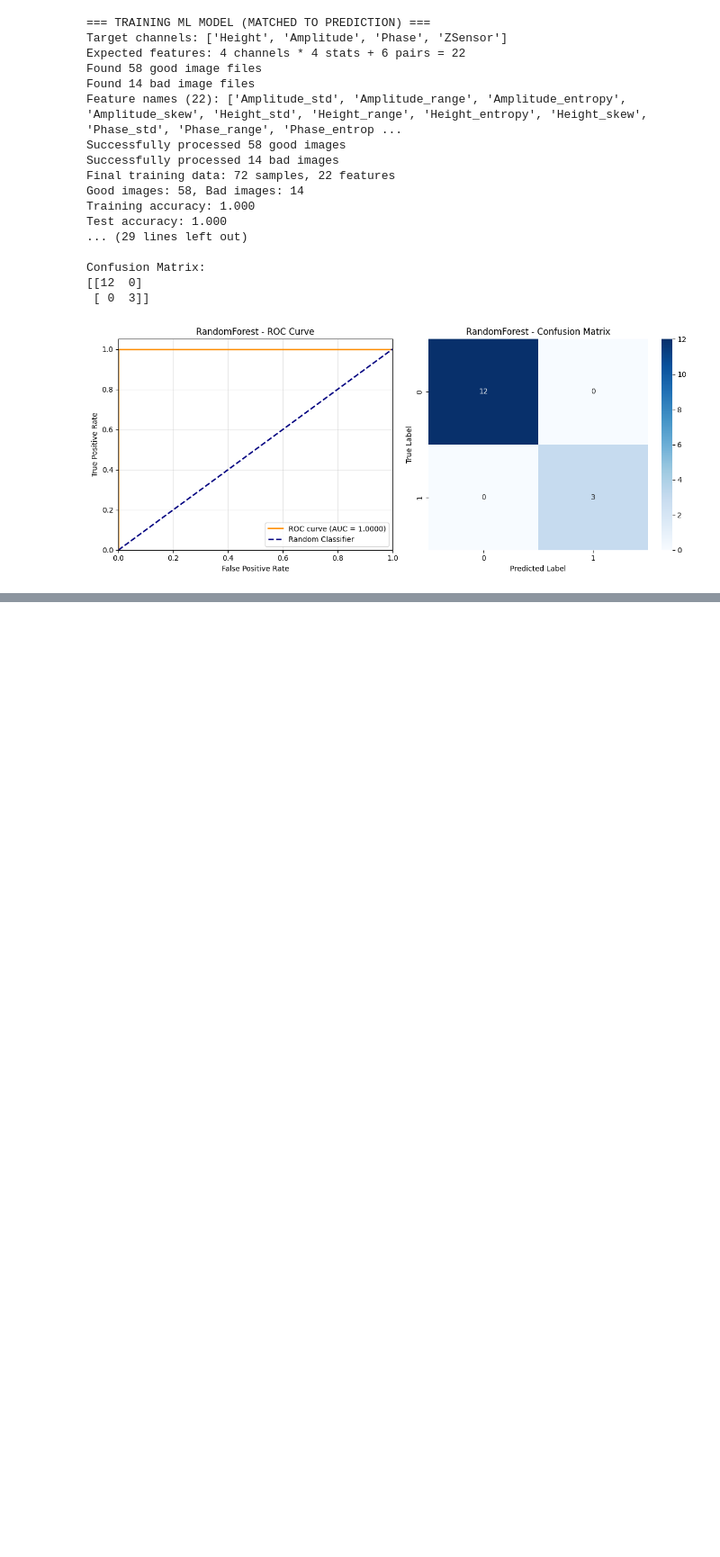
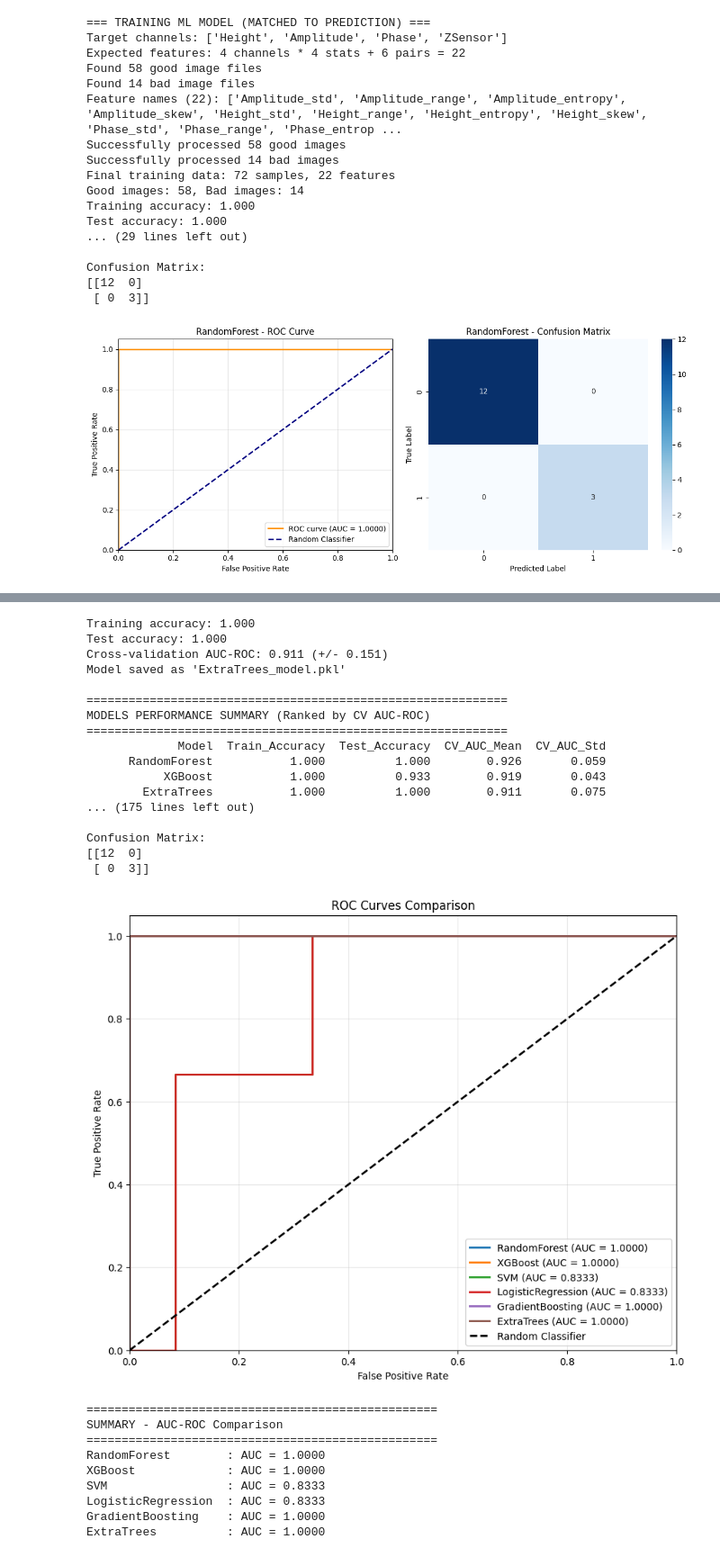
Before and after one commit to colinedsall/ofdspm, a Jupyter notebook: benchmark.ipynb, the cells around one changed output, grey strips where cells are left out. Shown at 90% size. Saved outputs shown, nothing was run; the diff lists cells and outputs as text; code cells hidden in the pictures; blank space fills up the shorter version.

Commit message:
Added benchmarking capability and synthesis generation for ML learning.

```diff
--- a/benchmark.ipynb
+++ b/benchmark.ipynb
@@ -341,0 +672,10 @@ Confusion Matrix:
+# %%
+results = train_all_models(bad_image_files, good_image_files, ibw_read)
+
+auc_results = benchmark_multiple_models(
+    results['models'],     # Dictionary of all trained models
+    results['X_test'],     # Test features
+    results['y_test'],     # Test labels
+    plot_comparison=True   # Creates comparison ROC plot
+)
+# %% [output]
@@ -341,0 +699,27 @@ Confusion Matrix:
+Training accuracy: 1.000
+Test accuracy: 1.000
+Cross-validation AUC-ROC: 0.911 (+/- 0.151)
+Model saved as 'ExtraTrees_model.pkl'
+
+============================================================
+MODELS PERFORMANCE SUMMARY (Ranked by CV AUC-ROC)
+============================================================
+             Model  Train_Accuracy  Test_Accuracy  CV_AUC_Mean  CV_AUC_Std
+      RandomForest           1.000          1.000        0.926       0.059
+           XGBoost           1.000          0.933        0.919       0.043
+        ExtraTrees           1.000          1.000        0.911       0.075
+... (175 lines left out)
+
+Confusion Matrix:
+[[12  0]
+ [ 0  3]]
+[figure, added]
+==================================================
+SUMMARY - AUC-ROC Comparison
+==================================================
+RandomForest        : AUC = 1.0000
+XGBoost             : AUC = 1.0000
+SVM                 : AUC = 0.8333
+LogisticRegression  : AUC = 0.8333
+GradientBoosting    : AUC = 1.0000
+ExtraTrees          : AUC = 1.0000
```
Also changed, not shown: parts of 7 cells of this notebook, 13 other files.
